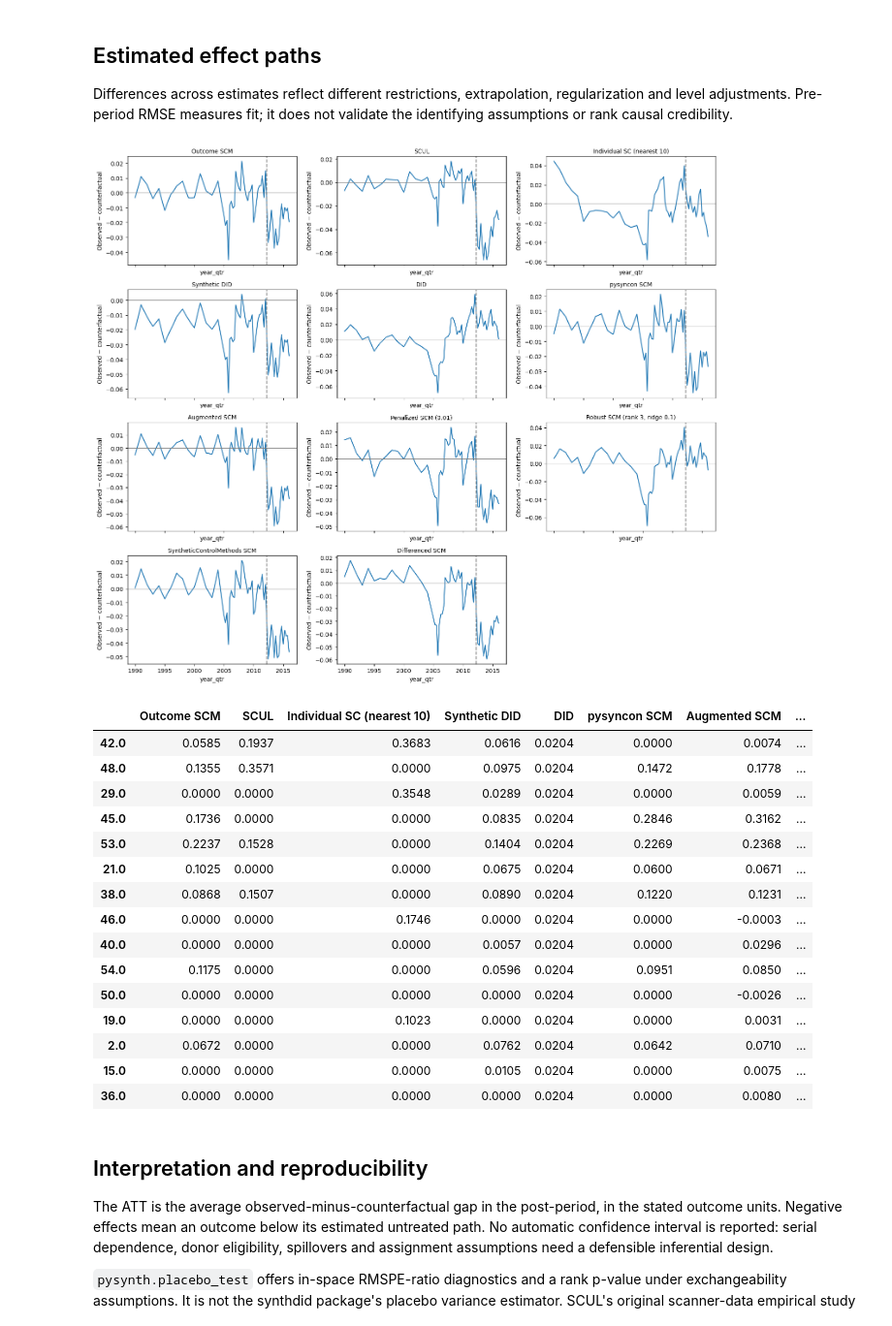
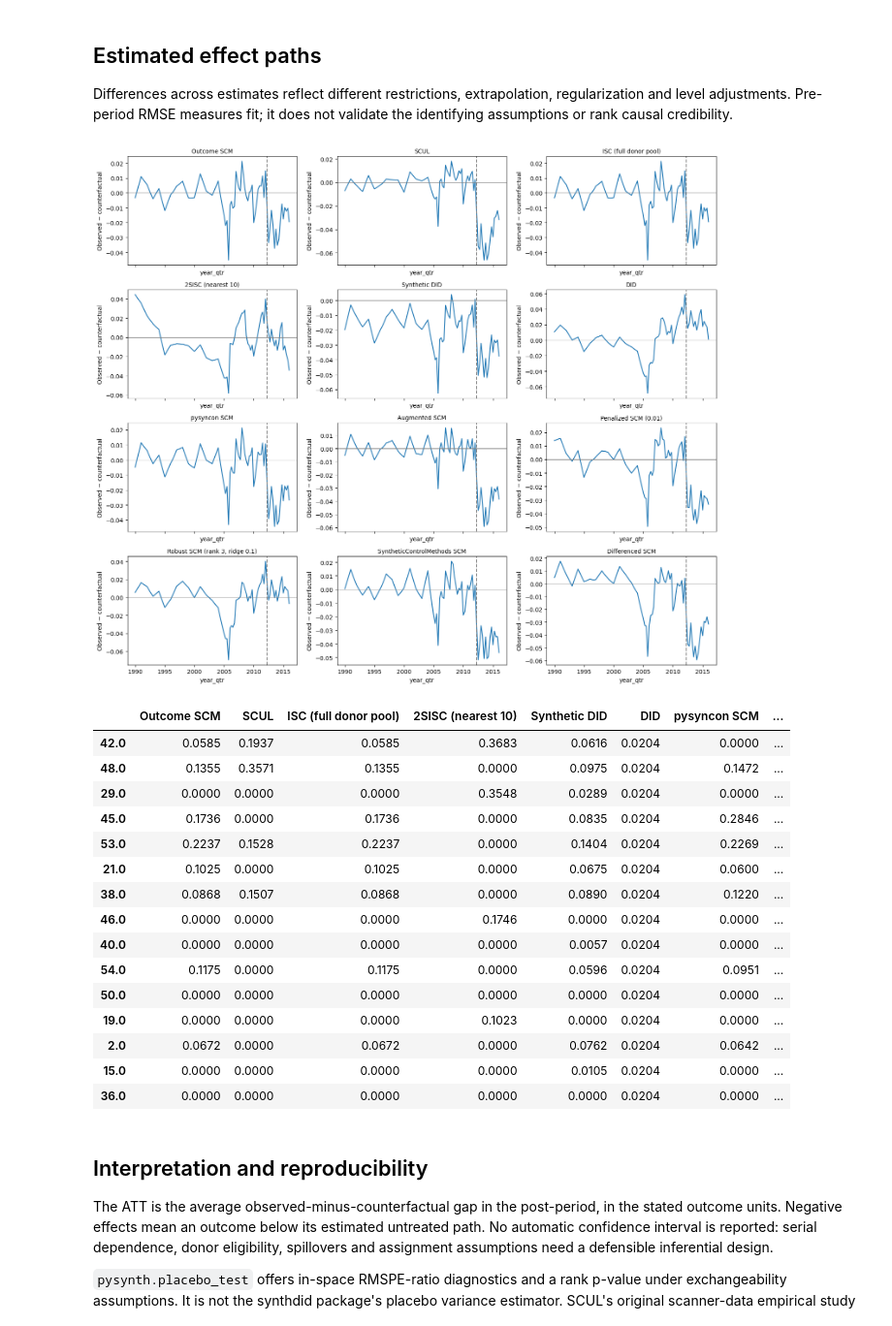
Before and after one commit to crahal/pysynthcon, a Jupyter notebook: empirical_examples/kansas.ipynb, the cells around one changed output. Shown at 97% size. Cells and saved outputs as stored; diff of their text form; code cells hidden in the pictures.

Commit message:
docs: compare ISC and 2SISC in all canonical empirical examples

```diff
--- a/empirical_examples/kansas.ipynb
+++ b/empirical_examples/kansas.ipynb
@@ -86,7 +86,8 @@ Upstream convergence warnings remain visible. No method is silently dropped if f
 models = {
     'Outcome SCM': SyntheticControl(),
     'SCUL': SCUL(initial_window=max(3, panel.n_pre // 2), horizon=1),
-    'Individual SC (nearest 10)': IndividualSC(n_neighbors=10),
+    'ISC (full donor pool)': IndividualSC(),
+    '2SISC (nearest 10)': TwoStageIndividualSC(n_neighbors=10),
     'Synthetic DID': SyntheticDID(),
     'DID': DifferenceInDifferences(),
     'pysyncon SCM': PySyncon('synth'),
@@ -137,34 +139,35 @@ Differences across estimates reflect different restrictions, extrapolation, regu
 # %%
 fig, axes = plt.subplots(4, 3, figsize=(15, 13), sharex=True)
 for ax, (label, result) in zip(axes.flat, results.items()):
     result.plot(ax=ax, effects=True)
     ax.set_title(label, fontsize=10)
     ax.get_legend().remove()
-axes.flat[-1].set_visible(False)
+for ax in list(axes.flat)[len(results):]:
+    ax.set_visible(False)
 fig.tight_layout()
 plt.show()
 # %% [output]
-[figure, old version]
+[figure, new version]
 # %%
 weights = pd.concat({label: fit.weights for label, fit in results.items()}, axis=1)
 weights.loc[weights.abs().max(axis=1).sort_values(ascending=False).index].head(15).round(4)
 # %% [output]
-|  | Outcome SCM | SCUL | Individual SC (nearest 10) | Synthetic DID | DID | pysyncon SCM | Augmented SCM | ... |
-| 42.0 | 0.0585 | 0.1937 | 0.3683 | 0.0616 | 0.0204 | 0.0000 | 0.0074 | ... |
-| 48.0 | 0.1355 | 0.3571 | 0.0000 | 0.0975 | 0.0204 | 0.1472 | 0.1778 | ... |
-| 29.0 | 0.0000 | 0.0000 | 0.3548 | 0.0289 | 0.0204 | 0.0000 | 0.0059 | ... |
-| 45.0 | 0.1736 | 0.0000 | 0.0000 | 0.0835 | 0.0204 | 0.2846 | 0.3162 | ... |
-| 53.0 | 0.2237 | 0.1528 | 0.0000 | 0.1404 | 0.0204 | 0.2269 | 0.2368 | ... |
-| 21.0 | 0.1025 | 0.0000 | 0.0000 | 0.0675 | 0.0204 | 0.0600 | 0.0671 | ... |
-| 38.0 | 0.0868 | 0.1507 | 0.0000 | 0.0890 | 0.0204 | 0.1220 | 0.1231 | ... |
-| 46.0 | 0.0000 | 0.0000 | 0.1746 | 0.0000 | 0.0204 | 0.0000 | -0.0003 | ... |
-| 40.0 | 0.0000 | 0.0000 | 0.0000 | 0.0057 | 0.0204 | 0.0000 | 0.0296 | ... |
-| 54.0 | 0.1175 | 0.0000 | 0.0000 | 0.0596 | 0.0204 | 0.0951 | 0.0850 | ... |
-| 50.0 | 0.0000 | 0.0000 | 0.0000 | 0.0000 | 0.0204 | 0.0000 | -0.0026 | ... |
-| 19.0 | 0.0000 | 0.0000 | 0.1023 | 0.0000 | 0.0204 | 0.0000 | 0.0031 | ... |
-| 2.0 | 0.0672 | 0.0000 | 0.0000 | 0.0762 | 0.0204 | 0.0642 | 0.0710 | ... |
-| 15.0 | 0.0000 | 0.0000 | 0.0000 | 0.0105 | 0.0204 | 0.0000 | 0.0075 | ... |
-| 36.0 | 0.0000 | 0.0000 | 0.0000 | 0.0000 | 0.0204 | 0.0000 | 0.0080 | ... |
+|  | Outcome SCM | SCUL | ISC (full donor pool) | 2SISC (nearest 10) | Synthetic DID | DID | pysyncon SCM | ... |
+| 42.0 | 0.0585 | 0.1937 | 0.0585 | 0.3683 | 0.0616 | 0.0204 | 0.0000 | ... |
+| 48.0 | 0.1355 | 0.3571 | 0.1355 | 0.0000 | 0.0975 | 0.0204 | 0.1472 | ... |
+| 29.0 | 0.0000 | 0.0000 | 0.0000 | 0.3548 | 0.0289 | 0.0204 | 0.0000 | ... |
+| 45.0 | 0.1736 | 0.0000 | 0.1736 | 0.0000 | 0.0835 | 0.0204 | 0.2846 | ... |
+| 53.0 | 0.2237 | 0.1528 | 0.2237 | 0.0000 | 0.1404 | 0.0204 | 0.2269 | ... |
+| 21.0 | 0.1025 | 0.0000 | 0.1025 | 0.0000 | 0.0675 | 0.0204 | 0.0600 | ... |
+| 38.0 | 0.0868 | 0.1507 | 0.0868 | 0.0000 | 0.0890 | 0.0204 | 0.1220 | ... |
+| 46.0 | 0.0000 | 0.0000 | 0.0000 | 0.1746 | 0.0000 | 0.0204 | 0.0000 | ... |
+| 40.0 | 0.0000 | 0.0000 | 0.0000 | 0.0000 | 0.0057 | 0.0204 | 0.0000 | ... |
+| 54.0 | 0.1175 | 0.0000 | 0.1175 | 0.0000 | 0.0596 | 0.0204 | 0.0951 | ... |
+| 50.0 | 0.0000 | 0.0000 | 0.0000 | 0.0000 | 0.0000 | 0.0204 | 0.0000 | ... |
+| 19.0 | 0.0000 | 0.0000 | 0.0000 | 0.1023 | 0.0000 | 0.0204 | 0.0000 | ... |
+| 2.0 | 0.0672 | 0.0000 | 0.0672 | 0.0000 | 0.0762 | 0.0204 | 0.0642 | ... |
+| 15.0 | 0.0000 | 0.0000 | 0.0000 | 0.0000 | 0.0105 | 0.0204 | 0.0000 | ... |
+| 36.0 | 0.0000 | 0.0000 | 0.0000 | 0.0000 | 0.0000 | 0.0204 | 0.0000 | ... |
 # %% [markdown]
 ## Interpretation and reproducibility
 
```
Also changed, not shown: parts of 3 cells of this notebook, 11 other files.
